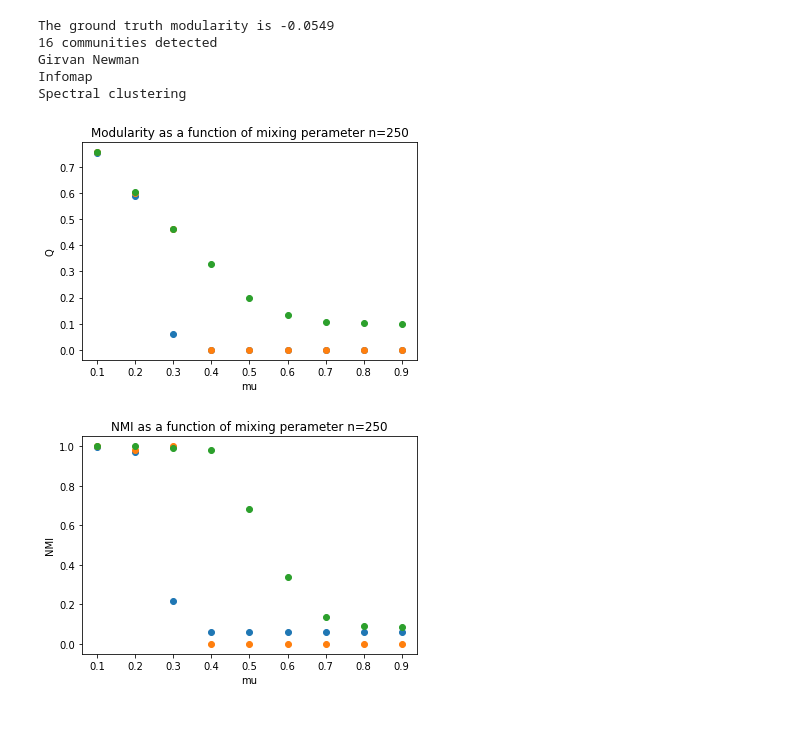
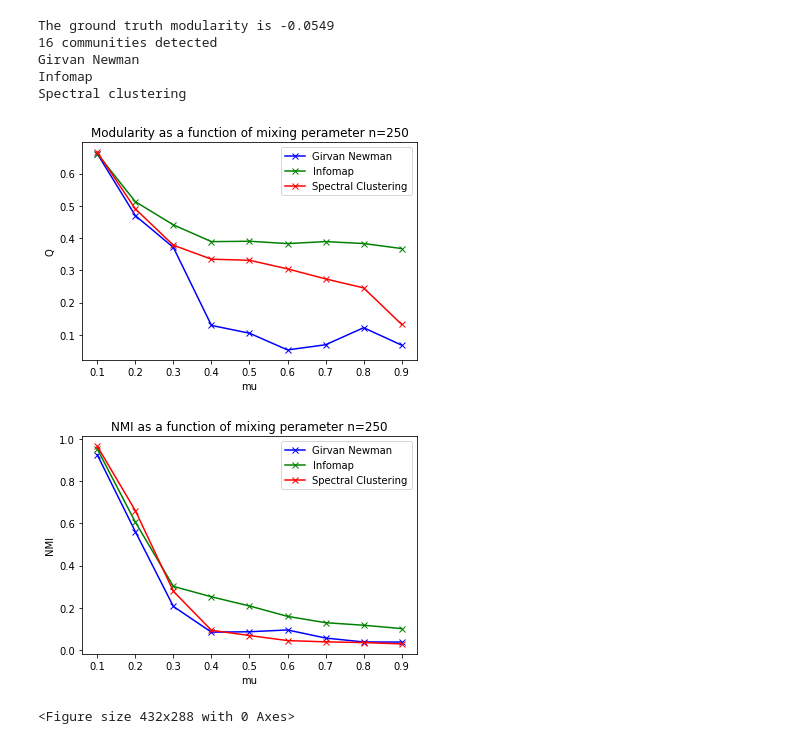
Before and after one commit to ozkilim/biological_community_detection, a Jupyter notebook: Processing/LFR_plot_creation.ipynb, the cells around one changed output. Saved outputs shown, nothing was run; the diff lists cells and outputs as text; code cells hidden in the pictures.

```diff
--- a/Processing/LFR_plot_creation.ipynb
+++ b/Processing/LFR_plot_creation.ipynb
@@ -116,39 +116,44 @@ Infomap
 Spectral clustering
 # %%
 # Visualisation of reasults
-with open('n500.pkl', 'rb') as f:
+with open('n250.pkl', 'rb') as f:
     data = pickle.load(f)
 
 [NMI_list,Q_list] = data
 NMI_list = np.array(NMI_list)
 Q_list = np.array(Q_list)
 
 GN_Q = Q_list[:,0]
 IM_Q = Q_list[:,1]
 SC_Q = Q_list[:,2]
 
 GN_NMI = NMI_list[:,0]
 IM_NMI = NMI_list[:,1]
 SC_NMI = NMI_list[:,2]
 
 
-
-y = np.linspace(0.1,0.9,9)
-plt.scatter(y,GN_Q)
-plt.scatter(y,IM_Q)
-plt.scatter(y,SC_Q)
+x = np.linspace(0.1,0.9,9)
+plt.plot(x,GN_Q,'xb-')
+plt.plot(x,IM_Q,'xg-')
+plt.plot(x,SC_Q,'xr-')
 plt.xlabel("mu")
 plt.ylabel("Q")
 plt.title("Modularity as a function of mixing perameter n=250")
+plt.legend(['Girvan Newman','Infomap','Spectral Clustering'])
 plt.show()
+plt.savefig('../figures/n250NMI')
 
-plt.scatter(y,GN_NMI)
-plt.scatter(y,IM_NMI)
-plt.scatter(y,SC_NMI)
+plt.plot(x,GN_NMI,'xb-')
+plt.plot(x,IM_NMI,'xg-')
+plt.plot(x,SC_NMI,'xr-')
 plt.xlabel("mu")
 plt.ylabel("NMI")
 plt.title("NMI as a function of mixing perameter n=250")
+plt.legend(['Girvan Newman','Infomap','Spectral Clustering'])
+
 plt.show()
+plt.savefig('../figures/n250Q')
 # %% [output]
-[figure, old version]
+[figure, new version]
-[figure, old version]
+[figure, new version]
+<Figure size 432x288 with 0 Axes>
```
Also changed, not shown: 5 other files.
